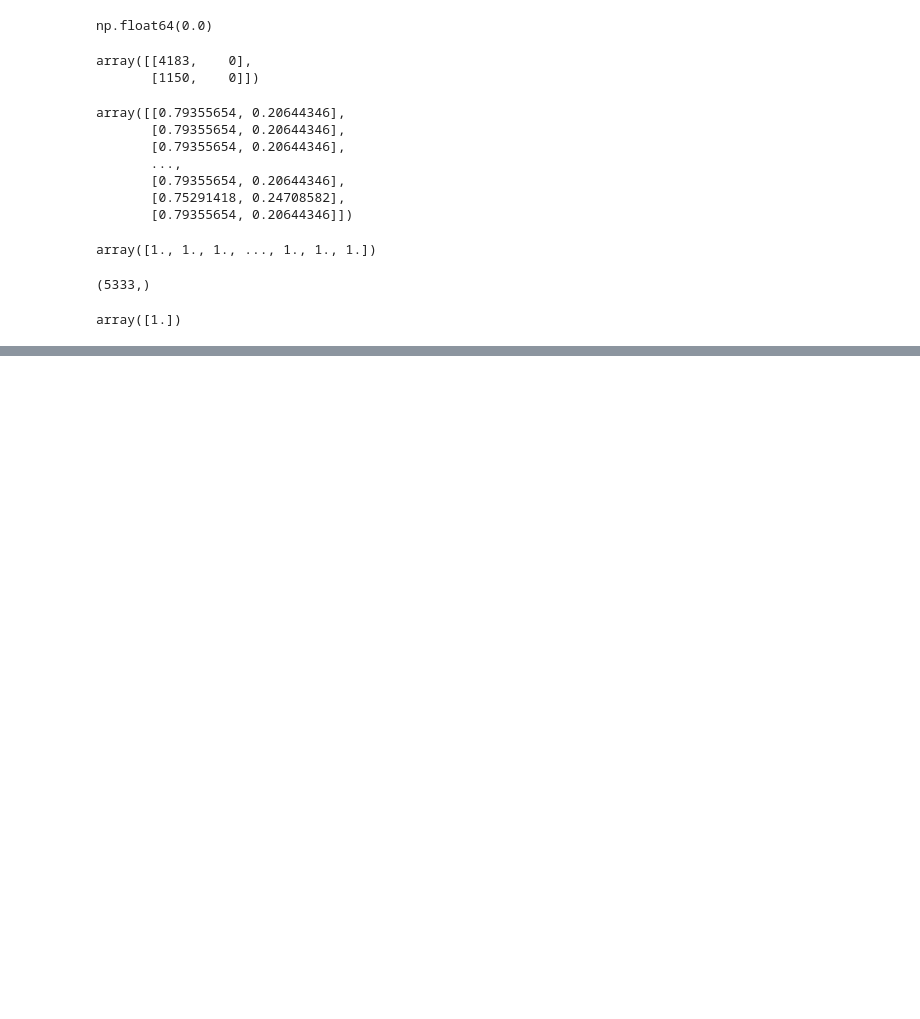
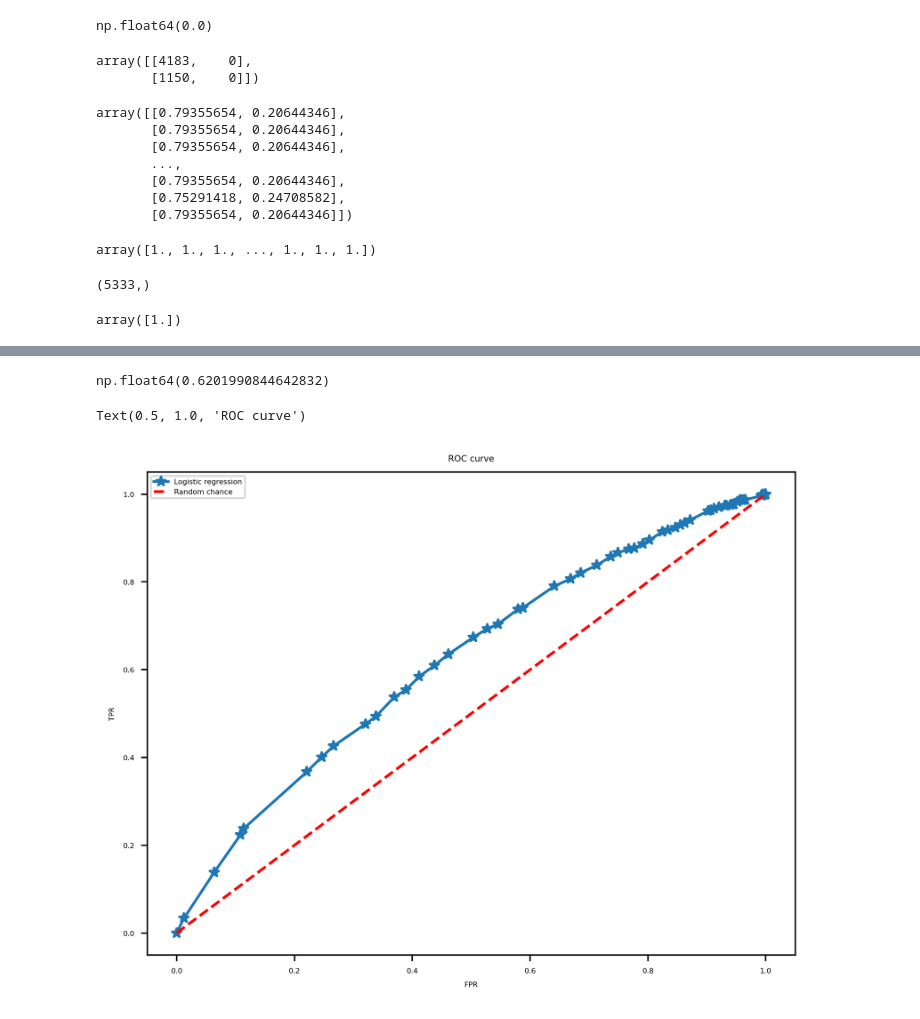
Before and after one commit to DanielSFreitas/Projeto_Ciencia_Dados, a Jupyter notebook: ciencia.ipynb, the cells around one changed output, grey strips where cells are left out. Saved outputs shown, nothing was run; the diff lists cells and outputs as text; code cells hidden in the pictures; blank space fills up the shorter version.

```diff
--- a/ciencia.ipynb
+++ b/ciencia.ipynb
@@ -744,0 +789,5 @@ array([1.])
+# %%
+from sklearn.model_selection import train_test_split
+
+X_train_2, X_test_2, y_train_2, y_test_2 = train_test_split(df['LIMIT_BAL'].values.reshape(-1, 1),
+                                                    df['default payment next month'].values, test_size=0.2, random_state=24)
@@ -744,0 +810,3 @@ array([1.])
+# %%
+y_pred_proba_2 = example_lr.predict_proba(X_test_2)
+y_pred_proba_2
@@ -744,0 +821,16 @@ array([1.])
+# %%
+metrics.roc_auc_score(y_test_2, y_pred_proba_2[:,1])
+# %% [output]
+np.float64(0.6201990844642832)
+# %%
+fpr_2, tpr_2, trhesholds = metrics.roc_curve(y_test_2, y_pred_proba_2[:,1])
+# %%
+plt.plot(fpr_2,tpr_2,'*-')
+plt.plot([0,1], [0,1], 'r--')
+plt.legend(['Logistic regression', 'Random chance'])
+plt.xlabel('FPR')
+plt.ylabel('TPR')
+plt.title('ROC curve')
+# %% [output]
+Text(0.5, 1.0, 'ROC curve')
+[figure, added]
```
Also changed, not shown: parts of 17 cells of this notebook.
